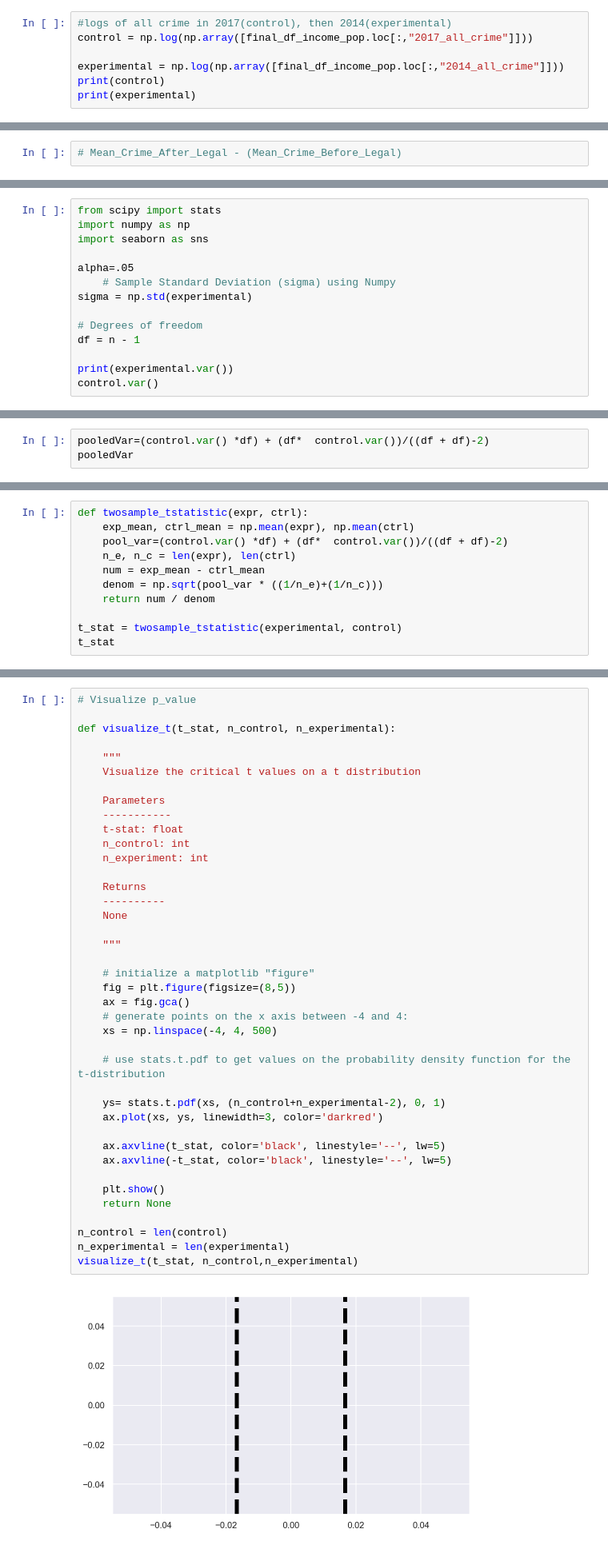
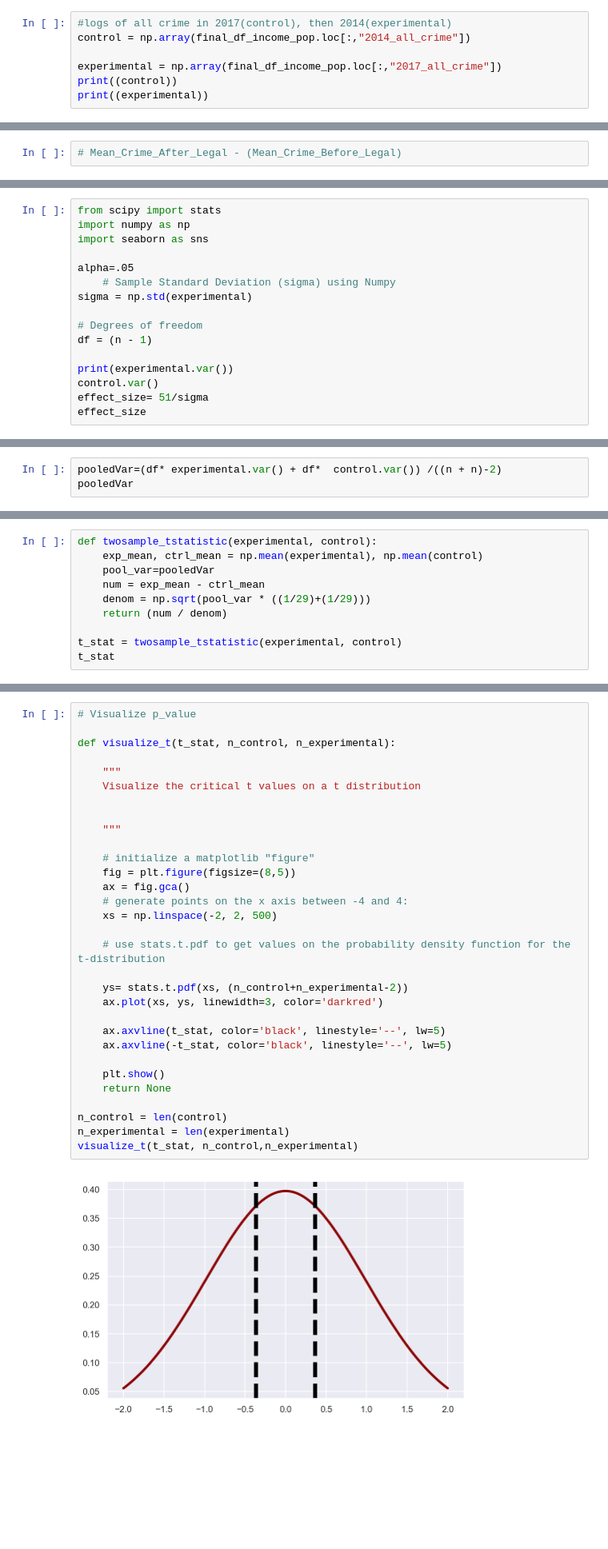
Before and after one commit to zapatos24/Mod_3_Final_Project, a Jupyter notebook: final.ipynb, the cells around one changed output, grey strips where cells are left out. Shown: that part at 80% size. Drawn from its saved outputs; the diff is of its cells as text; blank space fills up the shorter version.

```diff
--- a/final.ipynb
+++ b/final.ipynb
@@ -558,9 +561,9 @@ sns.set_style('whitegrid')
 %matplotlib inline
 # %%
 #logs of all crime in 2017(control), then 2014(experimental)
-control = np.log(np.array([final_df_income_pop.loc[:,"2017_all_crime"]]))
+control = np.array(final_df_income_pop.loc[:,"2014_all_crime"])
 
-experimental = np.log(np.array([final_df_income_pop.loc[:,"2014_all_crime"]]))
-print(control)
-print(experimental)
+experimental = np.array(final_df_income_pop.loc[:,"2017_all_crime"])
+print((control))
+print((experimental))
 # %% [output]
@@ -610,8 +609,10 @@ alpha=.05
 sigma = np.std(experimental)
 
 # Degrees of freedom
-df = n - 1
+df = (n - 1)
 
 print(experimental.var())
 control.var()
+effect_size= 51/sigma
+effect_size
 # %% [output]
@@ -620,4 +651,4 @@ control.var()
 # %%
-pooledVar=(control.var() *df) + (df*  control.var())/((df + df)-2)
+pooledVar=(df* experimental.var() + df*  control.var()) /((n + n)-2)
 pooledVar
 # %% [output]
@@ -625,11 +656,10 @@ pooledVar
 # %%
-def twosample_tstatistic(expr, ctrl):
-    exp_mean, ctrl_mean = np.mean(expr), np.mean(ctrl)
-    pool_var=(control.var() *df) + (df*  control.var())/((df + df)-2)
-    n_e, n_c = len(expr), len(ctrl)
+def twosample_tstatistic(experimental, control):
+    exp_mean, ctrl_mean = np.mean(experimental), np.mean(control)
+    pool_var=pooledVar
     num = exp_mean - ctrl_mean
-    denom = np.sqrt(pool_var * ((1/n_e)+(1/n_c)))
-    return num / denom
+    denom = np.sqrt(pool_var * ((1/29)+(1/29)))
+    return (num / denom)
 
 t_stat = twosample_tstatistic(experimental, control)
 t_stat
@@ -638,42 +668,33 @@ t_stat
 # %%
 # Visualize p_value
 
 def visualize_t(t_stat, n_control, n_experimental):
 
     """
     Visualize the critical t values on a t distribution
 
-    Parameters
-    -----------
-    t-stat: float
-    n_control: int
-    n_experiment: int
-
-    Returns
-    ----------
-    None
 
     """
 
     # initialize a matplotlib "figure"
     fig = plt.figure(figsize=(8,5))
     ax = fig.gca()
     # generate points on the x axis between -4 and 4:
-    xs = np.linspace(-4, 4, 500)
+    xs = np.linspace(-2, 2, 500)
 
     # use stats.t.pdf to get values on the probability density function for the t-distribution
 
-    ys= stats.t.pdf(xs, (n_control+n_experimental-2), 0, 1)
+    ys= stats.t.pdf(xs, (n_control+n_experimental-2))
     ax.plot(xs, ys, linewidth=3, color='darkred')
 
     ax.axvline(t_stat, color='black', linestyle='--', lw=5)
     ax.axvline(-t_stat, color='black', linestyle='--', lw=5)
 
     plt.show()
     return None
 
 n_control = len(control)
 n_experimental = len(experimental)
 visualize_t(t_stat, n_control,n_experimental)
 # %% [output]
-[figure, old version]
+[figure, new version]
```
Also changed, not shown: parts of 32 cells of this notebook, 1 other file.
